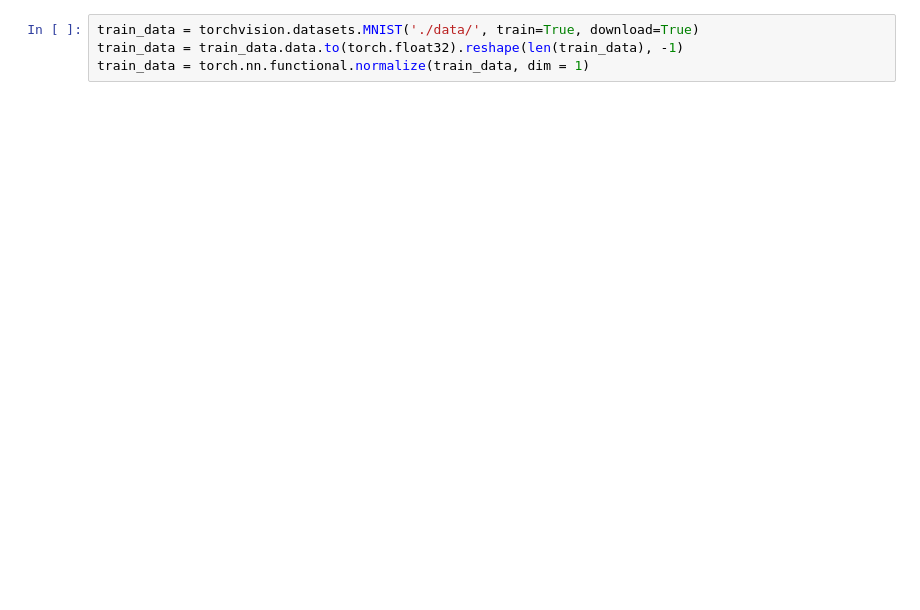
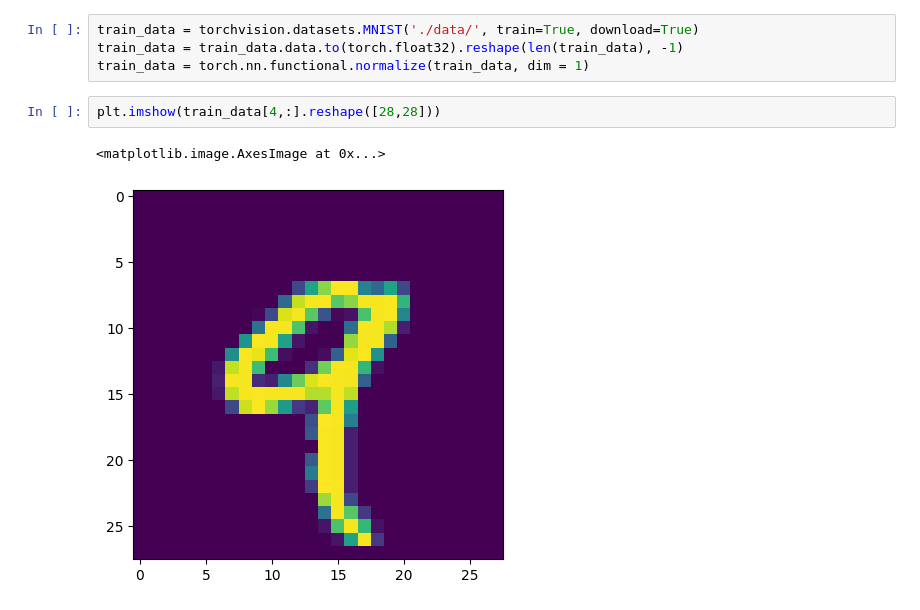
Before and after one commit to chinsengi/score_RNN, a Jupyter notebook: invm.ipynb, the cells around one changed output. Cells and saved outputs as stored; diff of their text form; blank space fills up the shorter version.

```diff
--- a/invm.ipynb
+++ b/invm.ipynb
@@ -81,3 +81,8 @@ plt.show()
 train_data = torchvision.datasets.MNIST('./data/', train=True, download=True)
 train_data = train_data.data.to(torch.float32).reshape(len(train_data), -1)
 train_data = torch.nn.functional.normalize(train_data, dim = 1)
+# %%
+plt.imshow(train_data[4,:].reshape([28,28]))
+# %% [output]
+<matplotlib.image.AxesImage at 0x...>
+[figure, added]
```
Also changed, not shown: parts of 3 cells of this notebook.
